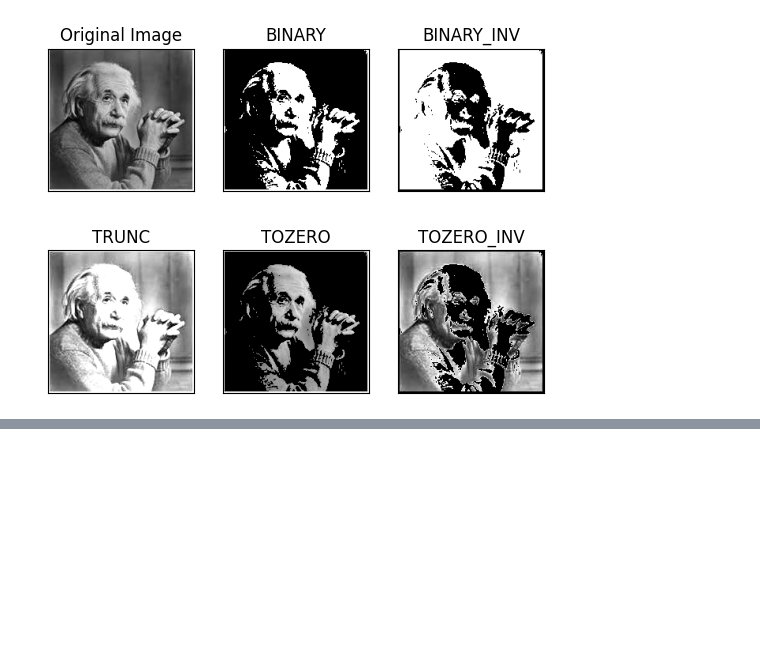
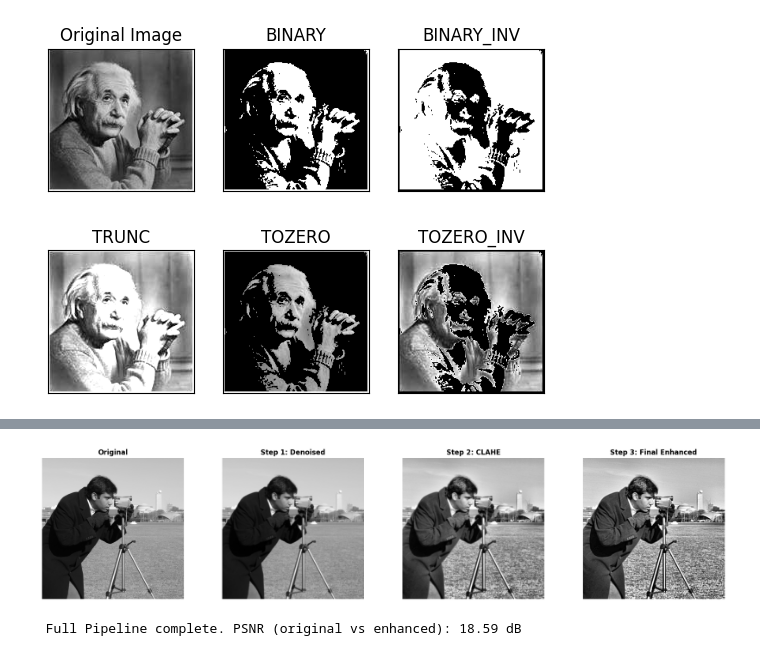
Before and after one commit to kushalprasadjoshi-bachelor/cmp362-image-processing-and-pattern-recognition, a Jupyter notebook: lab02-image-transformations.ipynb, the cells around one changed output, grey strips where cells are left out. Saved outputs shown, nothing was run; the diff lists cells and outputs as text; code cells hidden in the pictures; blank space fills up the shorter version.

```diff
--- a/lab02-image-transformations.ipynb
+++ b/lab02-image-transformations.ipynb
@@ -84,0 +250,33 @@ plt.show()
+# %%
+# ──────────────────────────────────────────────────────────────
+# CELL 6: PROGRAM 5 — Combined Enhancement Pipeline
+#         (Noise removal → CLAHE → Sharpening)
+# ──────────────────────────────────────────────────────────────
+def full_enhancement_pipeline(img):
+    """
+    A realistic image enhancement pipeline:
+      Step 1: Denoise with Gaussian filter
+      Step 2: CLAHE for contrast enhancement
+      Step 3: Unsharp masking for sharpness
+    """
+    # Step 1: Denoise
+    denoised = cv2.GaussianBlur(img, (5, 5), sigmaX=1.0)
+    # Step 2: CLAHE
+    clahe = cv2.createCLAHE(clipLimit=3.0, tileGridSize=(8, 8))
+    enhanced = clahe.apply(denoised)
+    # Step 3: Unsharp Masking
+    blurred = cv2.GaussianBlur(enhanced, (9, 9), sigmaX=2.0).astype(np.float64)
+    k = 1.2
+    sharpened = np.clip(enhanced.astype(np.float64) + k * (enhanced.astype(np.float64) - blurred), 0, 255).astype(np.uint8)
+    show(
+        [img, denoised, enhanced, sharpened],
+        ['Original', 'Step 1: Denoised', 'Step 2: CLAHE', 'Step 3: Final Enhanced'],
+        figsize=(18, 4)
+    )
+    # PSNR metric (quality measure)
+    psnr = cv2.PSNR(img, sharpened)
+    print(f" Full Pipeline complete. PSNR (original vs enhanced): {psnr:.2f} dB")
+full_enhancement_pipeline(img_gray)
+# %% [output]
+[figure, added]
+ Full Pipeline complete. PSNR (original vs enhanced): 18.59 dB
```
Also changed, not shown: parts of 6 cells of this notebook, 4 other files.
